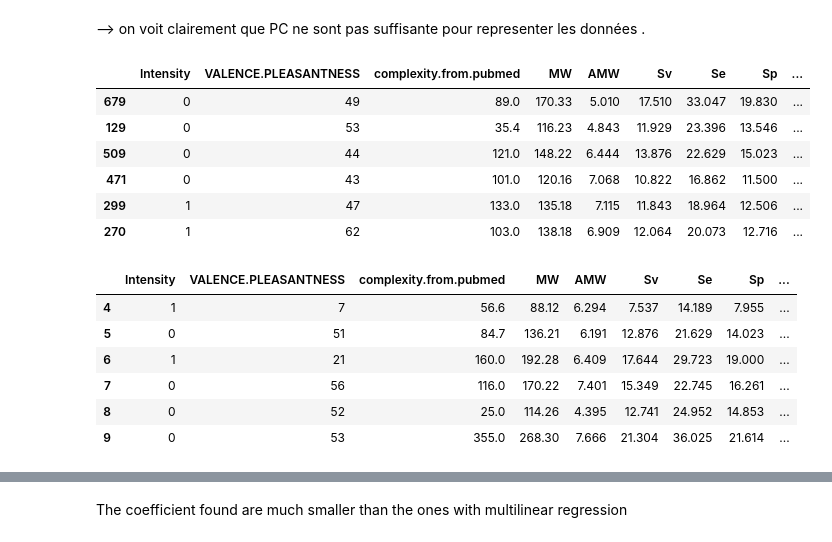
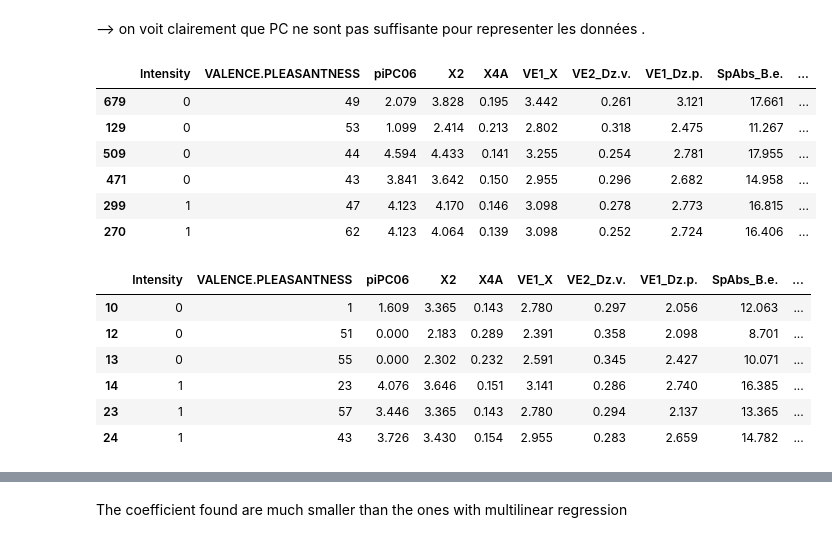
Before and after one commit to Alicia-max/BIO322-Regression, a Jupyter notebook: src/Exploration.ipynb, the cells around one changed output, grey strips where cells are left out. Cells and saved outputs as stored; diff of their text form; code cells hidden in the pictures.

```diff
--- a/src/Exploration.ipynb
+++ b/src/Exploration.ipynb
@@ -59,0 +61,7 @@ head(data)
+# %%
+#Feature Engineering : foward regression create new data
+library(leaps)
+
+
+regfit.fwd <- regsubsets(data$VALENCE.PLEASANTNESS ~ . ,  method = "backward", data, nvmax = 1000)
+regfit.fwd.summary <- summary(regfit.fwd)
@@ -60,16 +71,12 @@ head(data)
 # %%
-#Feature Engineering : foward regression create new data
-library(leaps)
-
-
-regfit.fwd <- regsubsets(data$VALENCE.PLEASANTNESS ~ . , data, nvmax = 2879, method = "seqrep")
-
 
 # plot
-plot(regfit.fwd.summary$adjr2, type = "l", #xlim = c(1,240),
+plot(regfit.fwd.summary$adjr2, type = "l",
      ,xlab = "Number of Variables", ylab = "adjusted R^2")
-#adjr2.max <- which.max(regfit.fwd.summary$adjr2)
-#points(adjr2.max, regfit.fwd.summary$adjr2[adjr2.max], col = "red", cex = 2, pch = 20)
+adjr2.max <- which.max(regfit.fwd.summary$adjr2)
+adjr2.max
+points(adjr2.max, regfit.fwd.summary$adjr2[adjr2.max], col = "red", cex = 2, pch = 20)
 
-#data_ <- data[, which(regfit.fwd.summary$which[adjr2.max, ]==0)]
-#dim(data_)
+data_ <- data[, which(regfit.fwd.summary$which[adjr2.max, ]!=0)] #j'ai mis différent de zéro et pas =
+dim(data_)  # que 168 ???
+head(data_)
@@ -103,25 +126,25 @@ ERROR: Error in eval(expr, envir, enclos): objet 'pca' introuvable
 # %%
 #divide into training and test set
 set.seed(1)
-idx.train <- sample(nrow(data), nrow(data)*1/2)
-data.train <- data[idx.train,]
-data.test <- data[-idx.train,]
+idx.train <- sample(nrow(data_), nrow(data_)*3/4)
+data.train <- data_[idx.train,]
+data.test <- data_[-idx.train,]
 head(data.train)
 head(data.test)
 # %% [output]
-|  | Intensity | VALENCE.PLEASANTNESS | complexity.from.pubmed | MW | AMW | Sv | Se | Sp | ... |
-| 679 | 0 | 49 | 89.0 | 170.33 | 5.010 | 17.510 | 33.047 | 19.830 | ... |
-| 129 | 0 | 53 | 35.4 | 116.23 | 4.843 | 11.929 | 23.396 | 13.546 | ... |
-| 509 | 0 | 44 | 121.0 | 148.22 | 6.444 | 13.876 | 22.629 | 15.023 | ... |
-| 471 | 0 | 43 | 101.0 | 120.16 | 7.068 | 10.822 | 16.862 | 11.500 | ... |
-| 299 | 1 | 47 | 133.0 | 135.18 | 7.115 | 11.843 | 18.964 | 12.506 | ... |
-| 270 | 1 | 62 | 103.0 | 138.18 | 6.909 | 12.064 | 20.073 | 12.716 | ... |
+|  | Intensity | VALENCE.PLEASANTNESS | piPC06 | X2 | X4A | VE1_X | VE2_Dz.v. | VE1_Dz.p. | SpAbs_B.e. | ... |
+| 679 | 0 | 49 | 2.079 | 3.828 | 0.195 | 3.442 | 0.261 | 3.121 | 17.661 | ... |
+| 129 | 0 | 53 | 1.099 | 2.414 | 0.213 | 2.802 | 0.318 | 2.475 | 11.267 | ... |
+| 509 | 0 | 44 | 4.594 | 4.433 | 0.141 | 3.255 | 0.254 | 2.781 | 17.955 | ... |
+| 471 | 0 | 43 | 3.841 | 3.642 | 0.150 | 2.955 | 0.296 | 2.682 | 14.958 | ... |
+| 299 | 1 | 47 | 4.123 | 4.170 | 0.146 | 3.098 | 0.278 | 2.773 | 16.815 | ... |
+| 270 | 1 | 62 | 4.123 | 4.064 | 0.139 | 3.098 | 0.252 | 2.724 | 16.406 | ... |
-|  | Intensity | VALENCE.PLEASANTNESS | complexity.from.pubmed | MW | AMW | Sv | Se | Sp | ... |
-| 4 | 1 | 7 | 56.6 | 88.12 | 6.294 | 7.537 | 14.189 | 7.955 | ... |
-| 5 | 0 | 51 | 84.7 | 136.21 | 6.191 | 12.876 | 21.629 | 14.023 | ... |
-| 6 | 1 | 21 | 160.0 | 192.28 | 6.409 | 17.644 | 29.723 | 19.000 | ... |
-| 7 | 0 | 56 | 116.0 | 170.22 | 7.401 | 15.349 | 22.745 | 16.261 | ... |
-| 8 | 0 | 52 | 25.0 | 114.26 | 4.395 | 12.741 | 24.952 | 14.853 | ... |
-| 9 | 0 | 53 | 355.0 | 268.30 | 7.666 | 21.304 | 36.025 | 21.614 | ... |
+|  | Intensity | VALENCE.PLEASANTNESS | piPC06 | X2 | X4A | VE1_X | VE2_Dz.v. | VE1_Dz.p. | SpAbs_B.e. | ... |
+| 10 | 0 | 1 | 1.609 | 3.365 | 0.143 | 2.780 | 0.297 | 2.056 | 12.063 | ... |
+| 12 | 0 | 51 | 0.000 | 2.183 | 0.289 | 2.391 | 0.358 | 2.098 | 8.701 | ... |
+| 13 | 0 | 55 | 0.000 | 2.302 | 0.232 | 2.591 | 0.345 | 2.427 | 10.071 | ... |
+| 14 | 1 | 23 | 4.076 | 3.646 | 0.151 | 3.141 | 0.286 | 2.740 | 16.385 | ... |
+| 23 | 1 | 57 | 3.446 | 3.365 | 0.143 | 2.780 | 0.294 | 2.137 | 13.365 | ... |
+| 24 | 1 | 43 | 3.726 | 3.430 | 0.154 | 2.955 | 0.283 | 2.659 | 14.782 | ... |
 # %%
 #perform linear multiple regression on the trainig set
```
Also changed, not shown: parts of 16 cells of this notebook.
